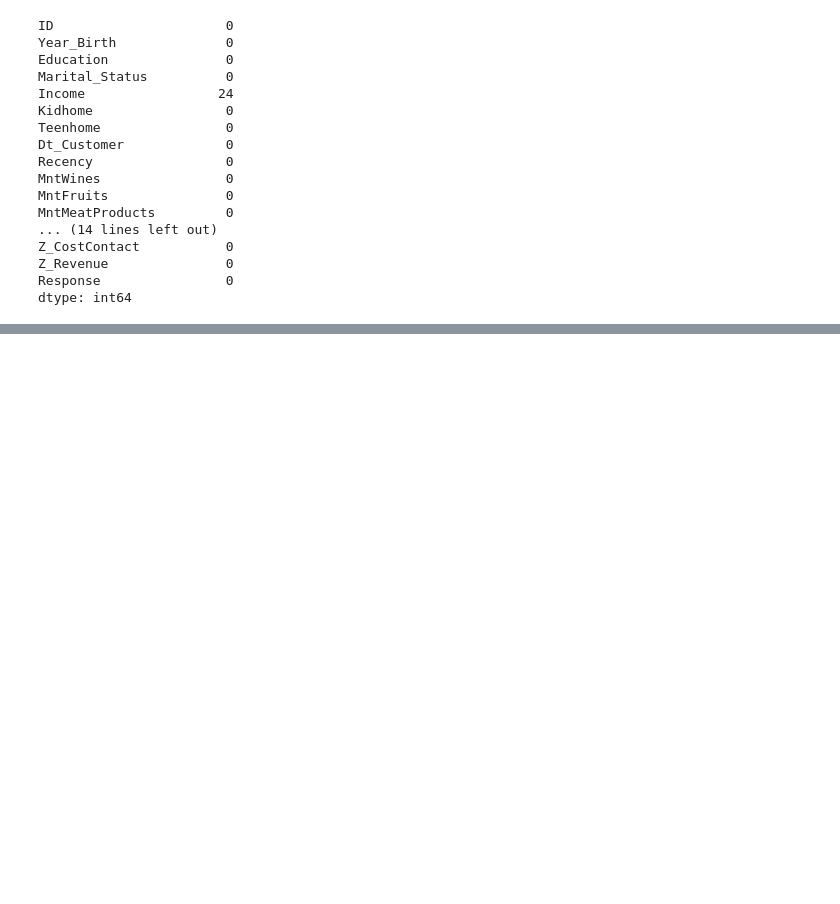
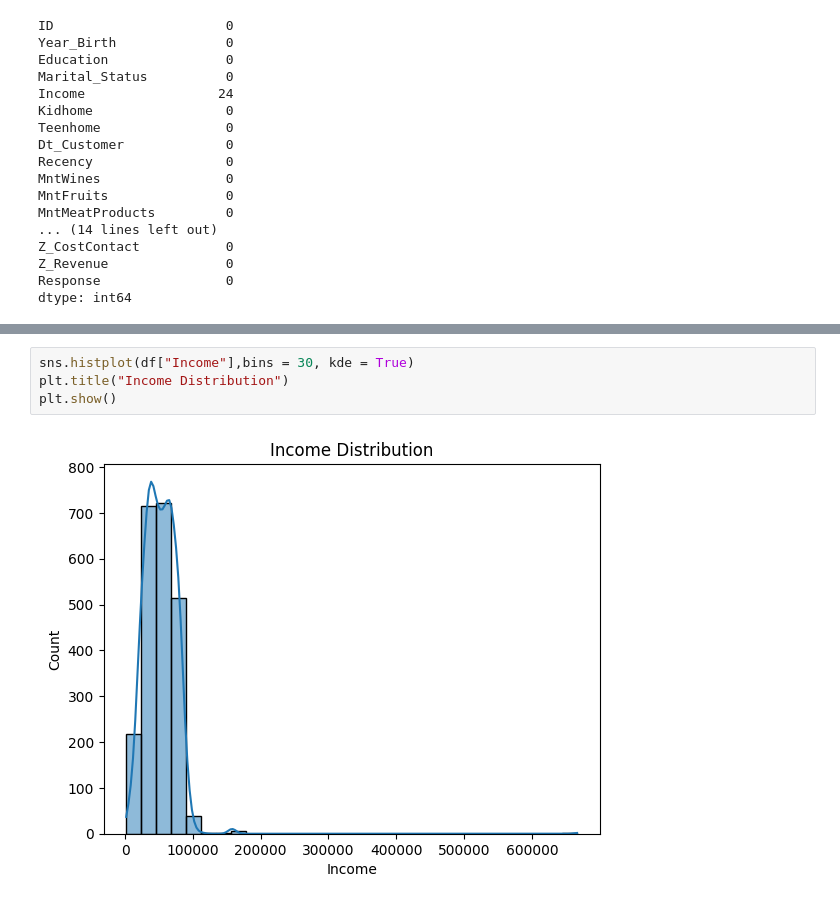
Before and after one commit to G-forcemole/Customer-Segmentation-Machine-Learning, a Jupyter notebook: Analysis_Model.ipynb, the cells around one changed output, grey strips where cells are left out. Cells and saved outputs as stored; diff of their text form; blank space fills up the shorter version.

```diff
--- a/Analysis_Model.ipynb
+++ b/Analysis_Model.ipynb
@@ -73,0 +175,6 @@ dtype: int64
+# %%
+sns.histplot(df["Income"],bins = 30, kde = True)
+plt.title("Income Distribution")
+plt.show()
+# %% [output]
+[figure, added]
```
Also changed, not shown: parts of 14 cells of this notebook.
